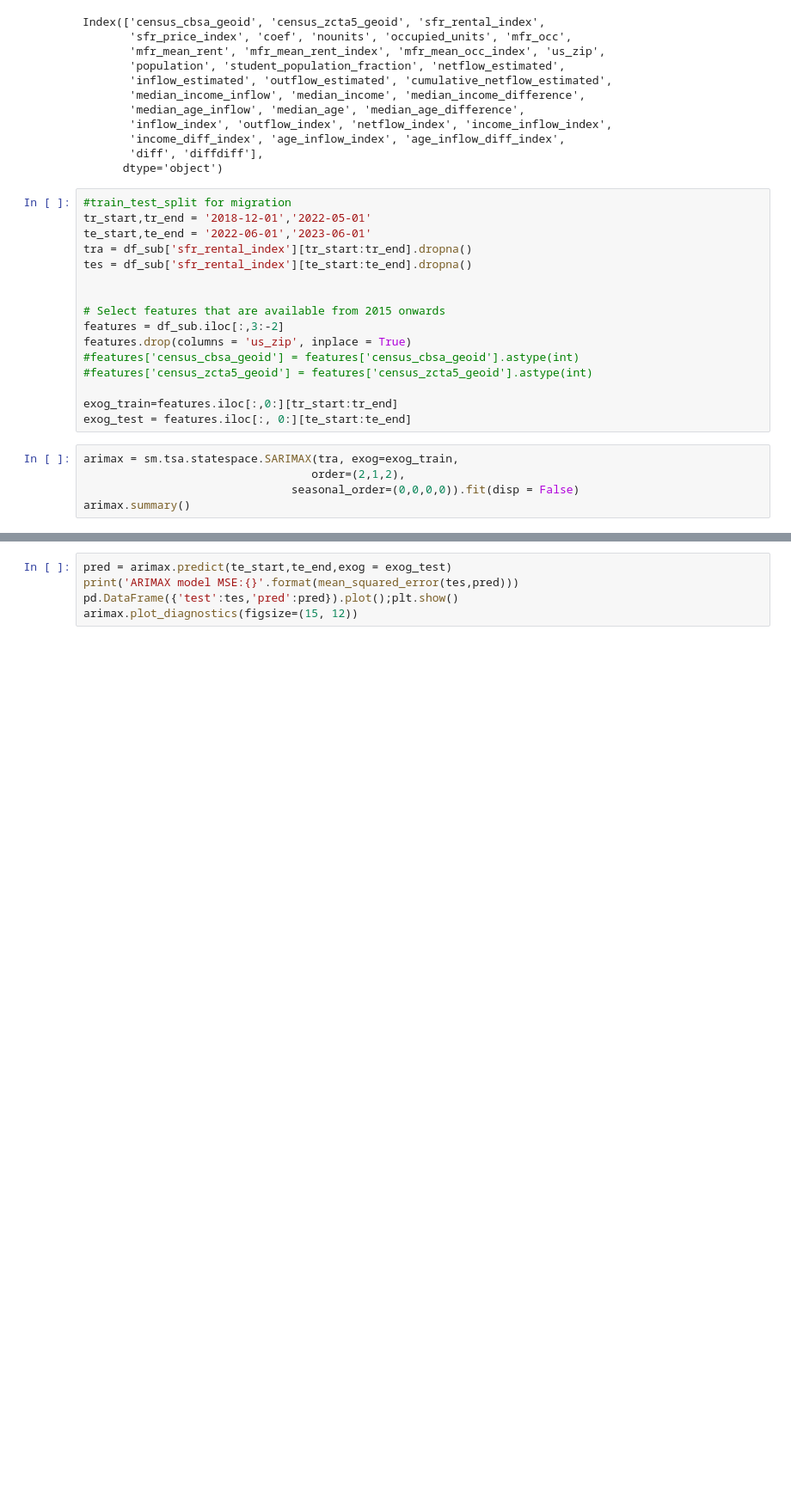
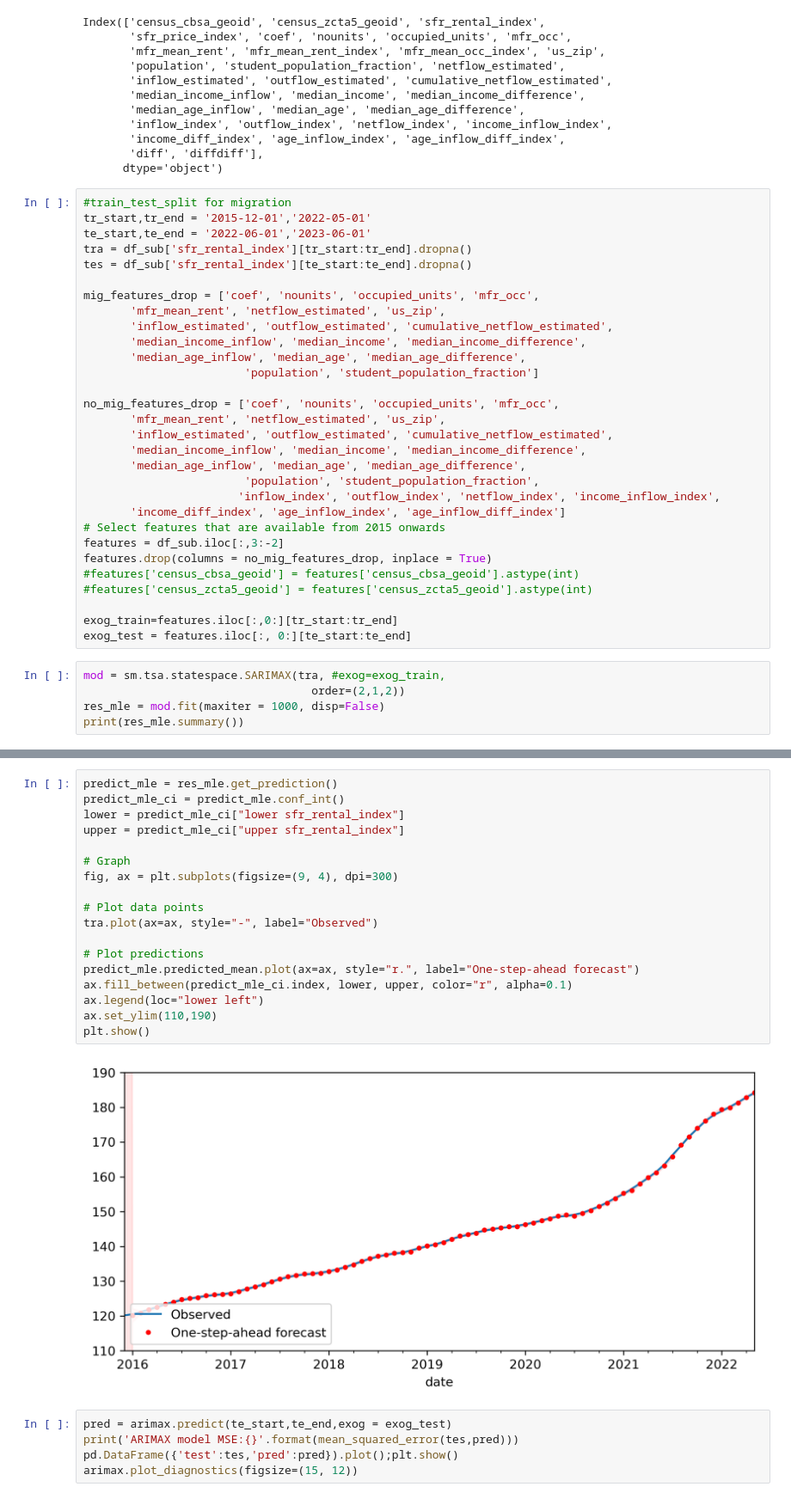
Before and after one commit to eihwood/Haystacks.AI-7, a Jupyter notebook: src/stats_models_sarimax.ipynb, the cells around one changed output, grey strips where cells are left out. Shown at 86% size. Drawn from its saved outputs; the diff is of its cells as text; blank space fills up the shorter version.

```diff
--- a/src/stats_models_sarimax.ipynb
+++ b/src/stats_models_sarimax.ipynb
@@ -454,23 +464,37 @@ Index(['census_cbsa_geoid', 'census_zcta5_geoid', 'sfr_rental_index',
       dtype='object')
 # %%
 #train_test_split for migration
-tr_start,tr_end = '2018-12-01','2022-05-01'
+tr_start,tr_end = '2015-12-01','2022-05-01'
 te_start,te_end = '2022-06-01','2023-06-01'
 tra = df_sub['sfr_rental_index'][tr_start:tr_end].dropna()
 tes = df_sub['sfr_rental_index'][te_start:te_end].dropna()
 
+mig_features_drop = ['coef', 'nounits', 'occupied_units', 'mfr_occ',
+       'mfr_mean_rent', 'netflow_estimated', 'us_zip',
+       'inflow_estimated', 'outflow_estimated', 'cumulative_netflow_estimated',
+       'median_income_inflow', 'median_income', 'median_income_difference',
+       'median_age_inflow', 'median_age', 'median_age_difference',
+                        'population', 'student_population_fraction']
 
+no_mig_features_drop = ['coef', 'nounits', 'occupied_units', 'mfr_occ',
+       'mfr_mean_rent', 'netflow_estimated', 'us_zip',
+       'inflow_estimated', 'outflow_estimated', 'cumulative_netflow_estimated',
+       'median_income_inflow', 'median_income', 'median_income_difference',
+       'median_age_inflow', 'median_age', 'median_age_difference',
+                        'population', 'student_population_fraction',
+                       'inflow_index', 'outflow_index', 'netflow_index', 'income_inflow_index',
+       'income_diff_index', 'age_inflow_index', 'age_inflow_diff_index']
 # Select features that are available from 2015 onwards
 features = df_sub.iloc[:,3:-2]
-features.drop(columns = 'us_zip', inplace = True)
+features.drop(columns = no_mig_features_drop, inplace = True)
 #features['census_cbsa_geoid'] = features['census_cbsa_geoid'].astype(int)
 #features['census_zcta5_geoid'] = features['census_zcta5_geoid'].astype(int)
 
 exog_train=features.iloc[:,0:][tr_start:tr_end]
 exog_test = features.iloc[:, 0:][te_start:te_end]
 # %%
-arimax = sm.tsa.statespace.SARIMAX(tra, exog=exog_train,
-                                  order=(2,1,2),
-                               seasonal_order=(0,0,0,0)).fit(disp = False)
-arimax.summary()
+mod = sm.tsa.statespace.SARIMAX(tra, #exog=exog_train,
+                                  order=(2,1,2))
+res_mle = mod.fit(maxiter = 1000, disp=False)
+print(res_mle.summary())
 # %% [output]
@@ -508,3 +518,23 @@ Warnings:
+# %%
+predict_mle = res_mle.get_prediction()
+predict_mle_ci = predict_mle.conf_int()
+lower = predict_mle_ci["lower sfr_rental_index"]
+upper = predict_mle_ci["upper sfr_rental_index"]
+
+# Graph
+fig, ax = plt.subplots(figsize=(9, 4), dpi=300)
+
+# Plot data points
+tra.plot(ax=ax, style="-", label="Observed")
+
+# Plot predictions
+predict_mle.predicted_mean.plot(ax=ax, style="r.", label="One-step-ahead forecast")
+ax.fill_between(predict_mle_ci.index, lower, upper, color="r", alpha=0.1)
+ax.legend(loc="lower left")
+ax.set_ylim(110,190)
+plt.show()
+# %% [output]
+[figure, added]
 # %%
 pred = arimax.predict(te_start,te_end,exog = exog_test)
 print('ARIMAX model MSE:{}'.format(mean_squared_error(tes,pred)))
```
Also changed, not shown: parts of 4 cells of this notebook.
